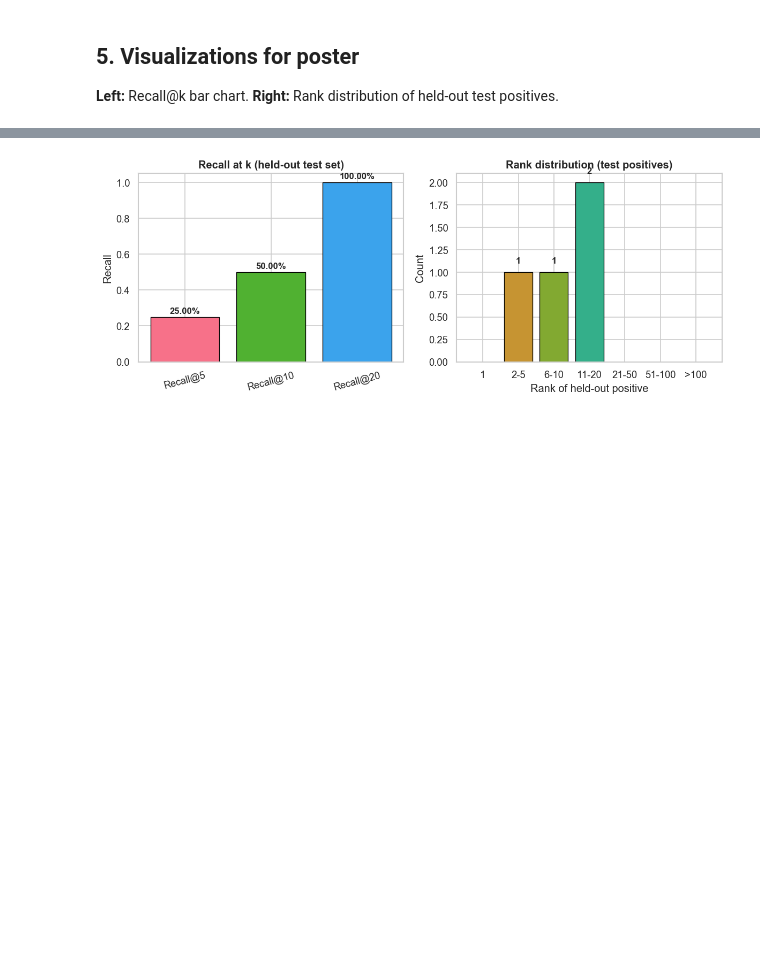
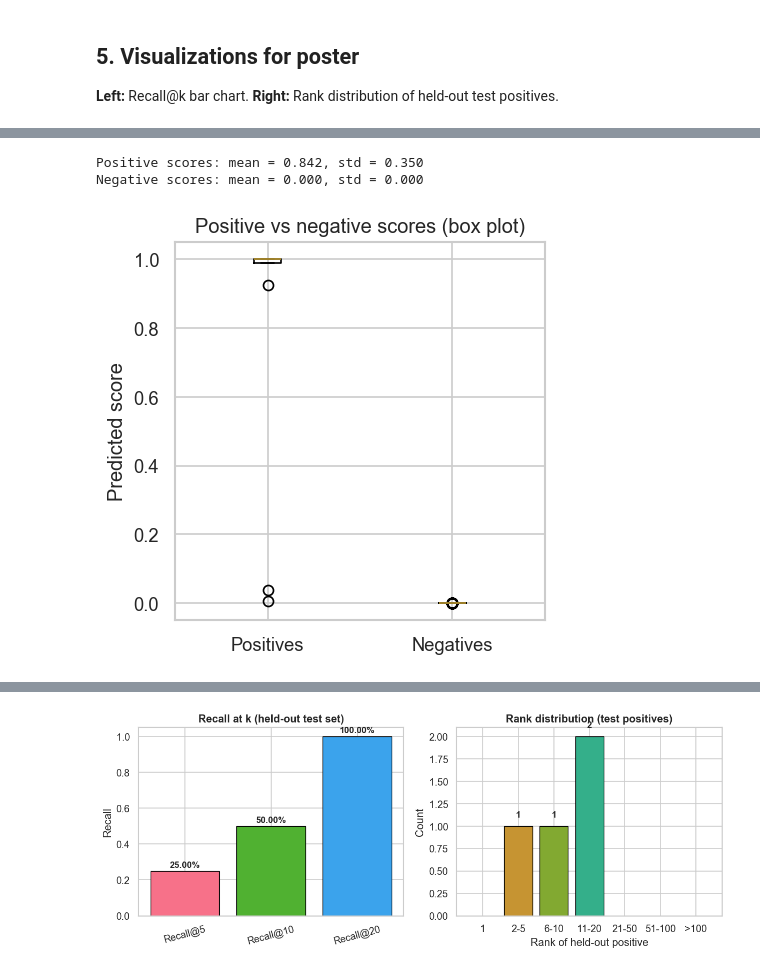
Before and after one commit to Ishaanbal/DSC180B-B23-Knowledge-Graph-and-Biomedical-Ontology, a Jupyter notebook: notebooks/model_eval.ipynb, the cells around one changed output, grey strips where cells are left out. Drawn from its saved outputs; the diff is of its cells as text; code cells hidden in the pictures; blank space fills up the shorter version.

```diff
--- a/notebooks/model_eval.ipynb
+++ b/notebooks/model_eval.ipynb
@@ -243,0 +310,32 @@ df_metrics.style.set_properties(**{"text-align": "left"}).set_table_styles([
+# %%
+# 3b. Positive vs negative score distributions for (Pralsetinib, protein)
+model.eval()
+with torch.no_grad():
+    # All known positives (train + test)
+    all_pos_tails = torch.tensor(positive_tails, dtype=torch.long, device=device)
+    pos_scores = model.predict_link(h, drug_idx, all_pos_tails).cpu().numpy()
+
+    # Sample negatives from candidate_tails that are not positives
+    pos_set = set(positive_tails)
+    neg_pool = [t for t in candidate_tails if t not in pos_set]
+    neg_sample = random.sample(neg_pool, min(len(neg_pool), len(positive_tails) * 5))
+    neg_tails_t = torch.tensor(neg_sample, dtype=torch.long, device=device)
+    neg_scores = model.predict_link(h, drug_idx, neg_tails_t).cpu().numpy()
+
+print("Positive scores: mean = {:.3f}, std = {:.3f}".format(pos_scores.mean(), pos_scores.std()))
+print("Negative scores: mean = {:.3f}, std = {:.3f}".format(neg_scores.mean(), neg_scores.std()))
+
+plt.figure(figsize=(4, 4))
+plt.boxplot(
+    [pos_scores, neg_scores],
+    labels=["Positives", "Negatives"],
+    showfliers=True,
+)
+plt.ylabel("Predicted score")
+plt.title("Positive vs negative scores (box plot)")
+plt.tight_layout()
+plt.show()
+# %% [output]
+Positive scores: mean = 0.842, std = 0.350
+Negative scores: mean = 0.000, std = 0.000
+[figure, added]
```
Also changed, not shown: parts of 4 cells of this notebook.
